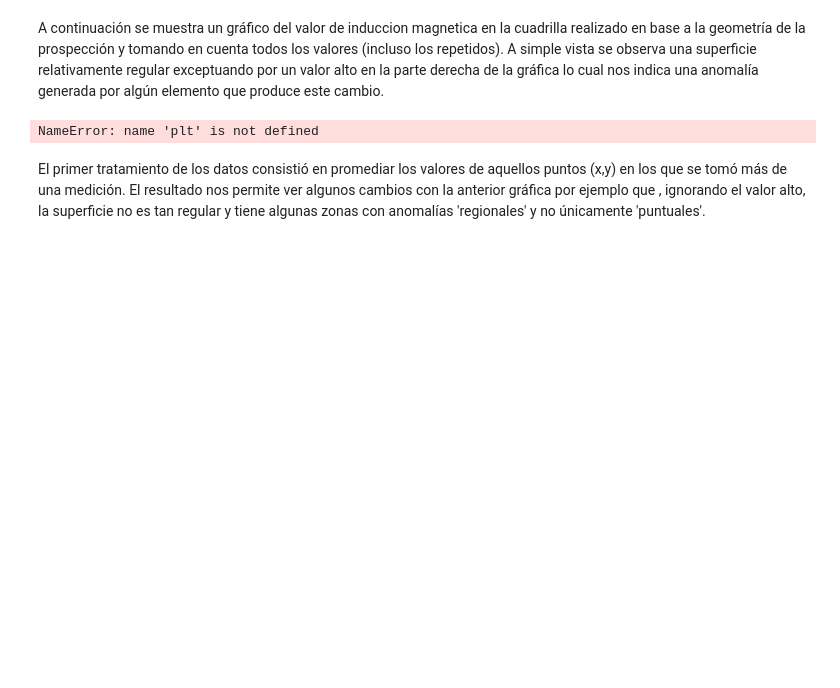
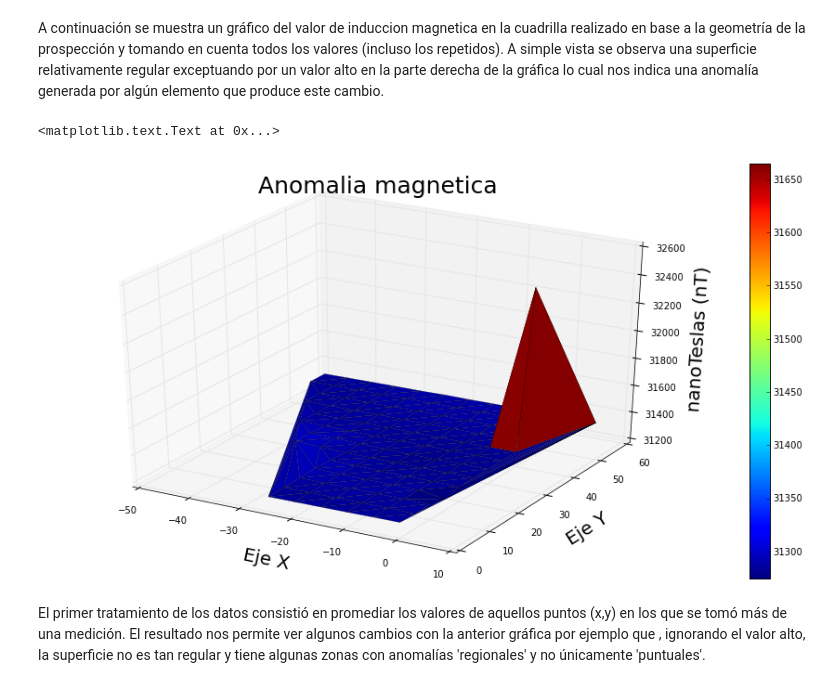
Before and after one commit to SbastianGarzon/FieldWork_DataAnalysis, a Jupyter notebook: Magnetometry/Magnetometria_H.ipynb, the cells around one changed output. Saved outputs shown, nothing was run; the diff lists cells and outputs as text; code cells hidden in the pictures; blank space fills up the shorter version.

```diff
--- a/Magnetometry/Magnetometria_H.ipynb
+++ b/Magnetometry/Magnetometria_H.ipynb
@@ -115,14 +117,15 @@ A continuación se muestra un gráfico del valor de induccion magnetica en la cu
 # %%
 fig = plt.figure(figsize=(16,8))
 ax = fig.gca(projection='3d')
 p=ax.plot_trisurf(x,y,z, cmap=cm.jet, linewidth=0.2)
 c2 = fig.colorbar(p)
 ax.set_xlabel(r'Eje X', fontsize=20)
 ax.set_ylabel(r'Eje Y', fontsize=20)
 ax.set_zlabel(r'nanoTeslas (nT)', fontsize=20)
-ax.set_title(r'Induccion magnetica en la cuadrilla',fontsize=25)
+ax.set_title(r'Anomalia magnetica',fontsize=25)
 # %% [output]
-NameError: name 'plt' is not defined
+<matplotlib.text.Text at 0x...>
+[figure, added]
 # %% [markdown]
 El primer tratamiento de los datos consistió en promediar los valores de aquellos puntos (x,y) en los que se tomó más de una medición. El resultado nos permite ver algunos cambios con la anterior gráfica por ejemplo que , ignorando el valor alto, la superficie no es tan regular y tiene algunas zonas con anomalías 'regionales' y no únicamente 'puntuales'.
 # %%
```
Also changed, not shown: parts of 7 cells of this notebook.
